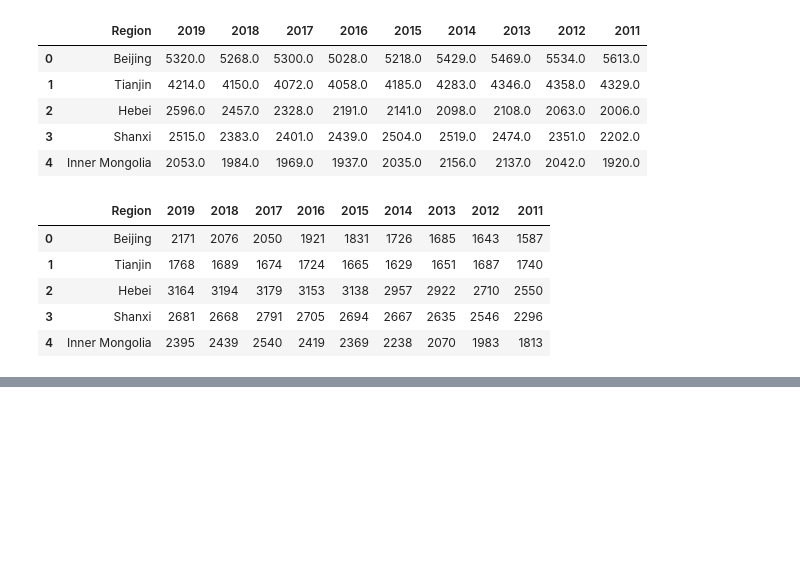
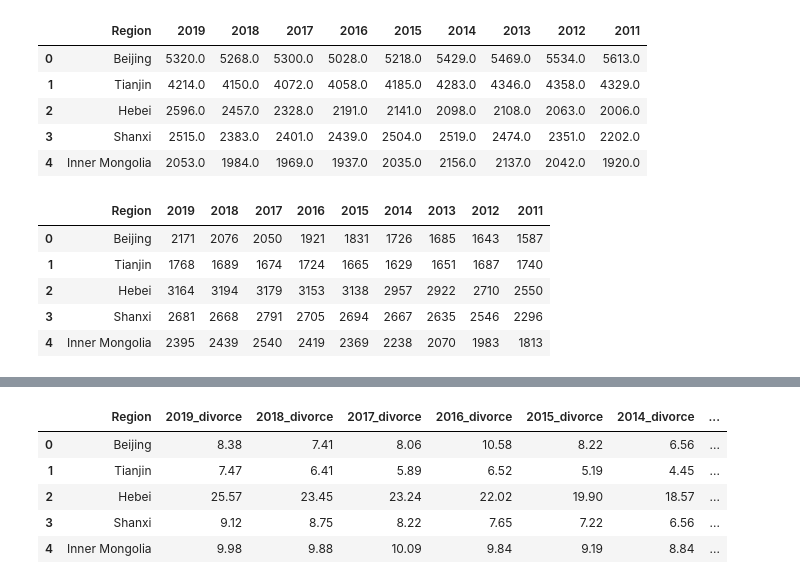
Before and after one commit to mexiliang/umich-591, a Jupyter notebook: Scatterplot.ipynb, the cells around one changed output, grey strips where cells are left out. Drawn from its saved outputs; the diff is of its cells as text; code cells hidden in the pictures; blank space fills up the shorter version.

```diff
--- a/Scatterplot.ipynb
+++ b/Scatterplot.ipynb
@@ -87,0 +121,12 @@ kindergarten_df.head()
+# %%
+#Merge data from two datasets on overlapping columns/years only
+income_divorce = divorces_df[income_divorce_cols].merge(disposableincome_df[income_divorce_cols],
+                                                           on='Region', suffixes=('_divorce', '_income'))
+income_divorce.head()
+# %% [output]
+|  | Region | 2019_divorce | 2018_divorce | 2017_divorce | 2016_divorce | 2015_divorce | 2014_divorce | ... |
+| 0 | Beijing | 8.38 | 7.41 | 8.06 | 10.58 | 8.22 | 6.56 | ... |
+| 1 | Tianjin | 7.47 | 6.41 | 5.89 | 6.52 | 5.19 | 4.45 | ... |
+| 2 | Hebei | 25.57 | 23.45 | 23.24 | 22.02 | 19.90 | 18.57 | ... |
+| 3 | Shanxi | 9.12 | 8.75 | 8.22 | 7.65 | 7.22 | 6.56 | ... |
+| 4 | Inner Mongolia | 9.98 | 9.88 | 10.09 | 9.84 | 9.19 | 8.84 | ... |
```
Also changed, not shown: parts of 4 cells of this notebook.
